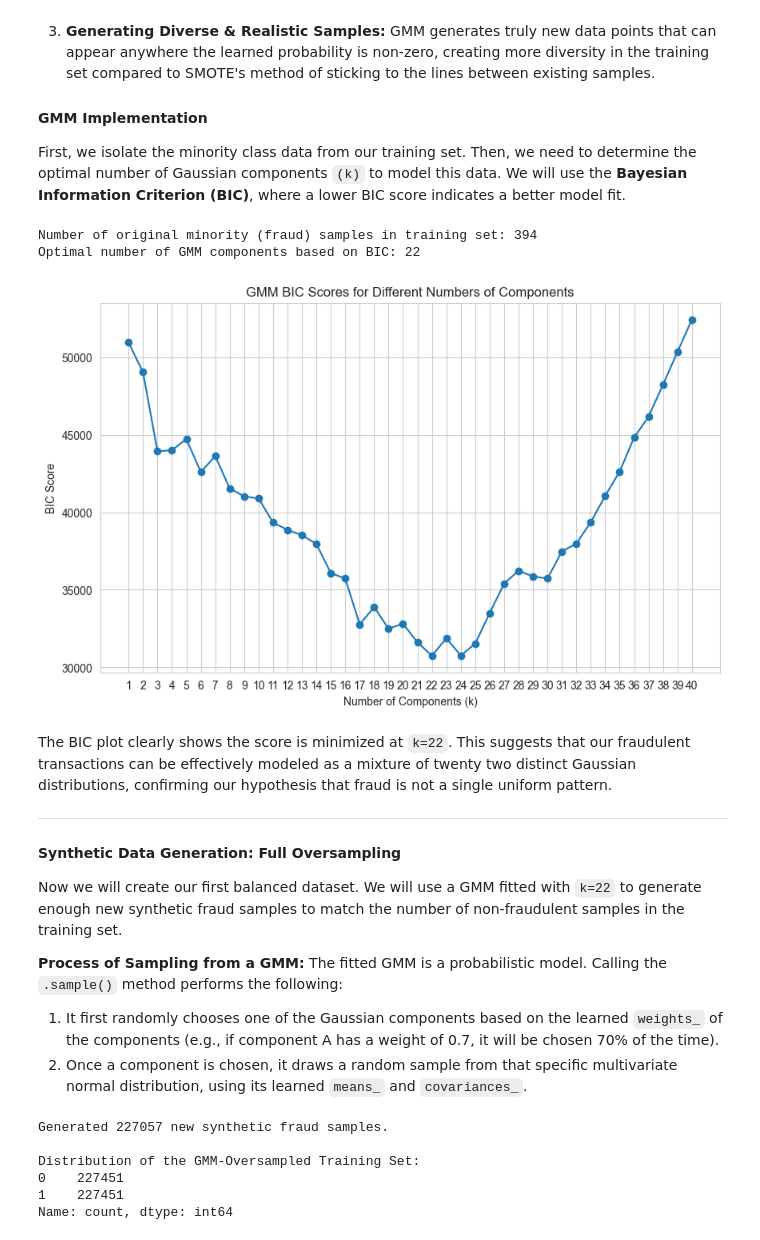
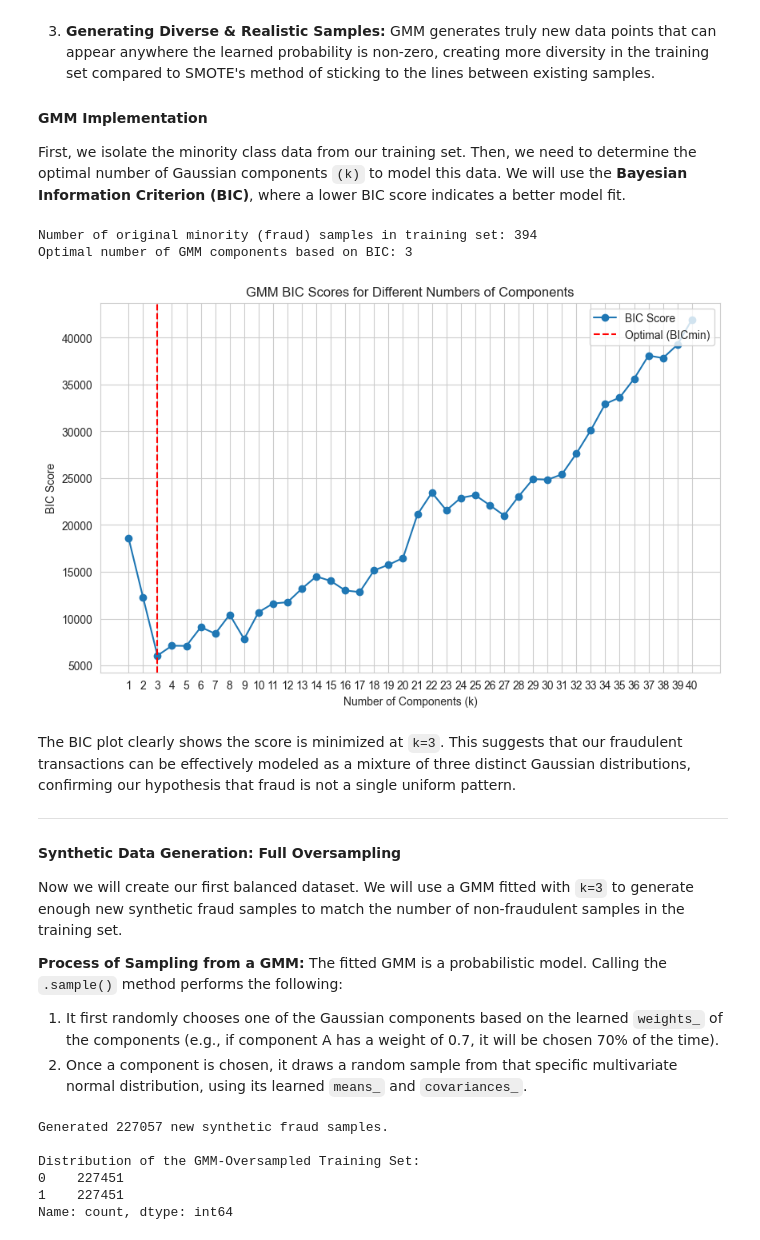
Before and after one commit to Charukhesh/DA5401-assignment-4-Charukhesh, a Jupyter notebook: main.ipynb, the cells around one changed output. Drawn from its saved outputs; the diff is of its cells as text; code cells hidden in the pictures.

```diff
--- a/main.ipynb
+++ b/main.ipynb
@@ -49,7 +52,7 @@ Degree of Imbalance: Fraudulent transactions make up only 0.1727% of the dataset
 [figure]
 # %%
 # Separate features (X) and target (y)
-X = df.drop('Class', axis=1)
+X = df.drop(['Class'], axis=1)
 y = df['Class']
 
 # Perform a stratified split to reflect original class imbalance
@@ -124,40 +141,46 @@ First, we isolate the minority class data from our training set. Then, we need t
 # %%
 # Isolate the minority class from the training data
 X_train_minority = X_train[y_train == 1]
 print(f"Number of original minority (fraud) samples in training set: {len(X_train_minority)}")
+
+# Scaling the data before calculating BIC
+scaler = StandardScaler()
+X_train_minority_scaled = scaler.fit_transform(X_train_minority)
 
 # Determine the optimal number of components for GMM using BIC
 n_components_range = range(1, 41) # Beyond 40, BIC continues to increase
 bic_scores = []
 for n_components in n_components_range:
     gmm = GaussianMixture(n_components=n_components, random_state=RANDOM_STATE)
-    gmm.fit(X_train_minority)
-    bic_scores.append(gmm.bic(X_train_minority))
+    gmm.fit(X_train_minority_scaled)
+    bic_scores.append(gmm.bic(X_train_minority_scaled))
 
 # Find the best number of components
 best_n_components = n_components_range[np.argmin(bic_scores)]
 print(f"Optimal number of GMM components based on BIC: {best_n_components}")
 
 # Plot the BIC scores
 plt.figure(figsize=(10, 6))
-plt.plot(n_components_range, bic_scores, marker='o')
+plt.plot(n_components_range, bic_scores, marker='o', label='BIC Score')
 plt.title('GMM BIC Scores for Different Numbers of Components')
+plt.axvline(best_n_components, color='r', linestyle='--', label=f'Optimal (BICmin)')
 plt.xlabel('Number of Components (k)')
 plt.ylabel('BIC Score')
 plt.xticks(n_components_range)
+plt.legend(loc='upper right')
 plt.show()
 # %% [output]
 Number of original minority (fraud) samples in training set: 394
-Optimal number of GMM components based on BIC: 22
+Optimal number of GMM components based on BIC: 3
-[figure, old version]
+[figure, new version]
 # %% [markdown]
-The BIC plot clearly shows the score is minimized at `k=22`. This suggests that our fraudulent transactions can be effectively modeled as a mixture of twenty two distinct Gaussian distributions, confirming our hypothesis that fraud is not a single uniform pattern.
+The BIC plot clearly shows the score is minimized at `k=3`. This suggests that our fraudulent transactions can be effectively modeled as a mixture of three distinct Gaussian distributions, confirming our hypothesis that fraud is not a single uniform pattern.
 
 ---
 
 #### **Synthetic Data Generation: Full Oversampling**
 
-Now we will create our first balanced dataset. We will use a GMM fitted with `k=22` to generate enough new synthetic fraud samples to match the number of non-fraudulent samples in the training set.
+Now we will create our first balanced dataset. We will use a GMM fitted with `k=3` to generate enough new synthetic fraud samples to match the number of non-fraudulent samples in the training set.
 
 **Process of Sampling from a GMM:** The fitted GMM is a probabilistic model. Calling the `.sample()` method performs the following:
 
```
Also changed, not shown: parts of 9 cells of this notebook.
